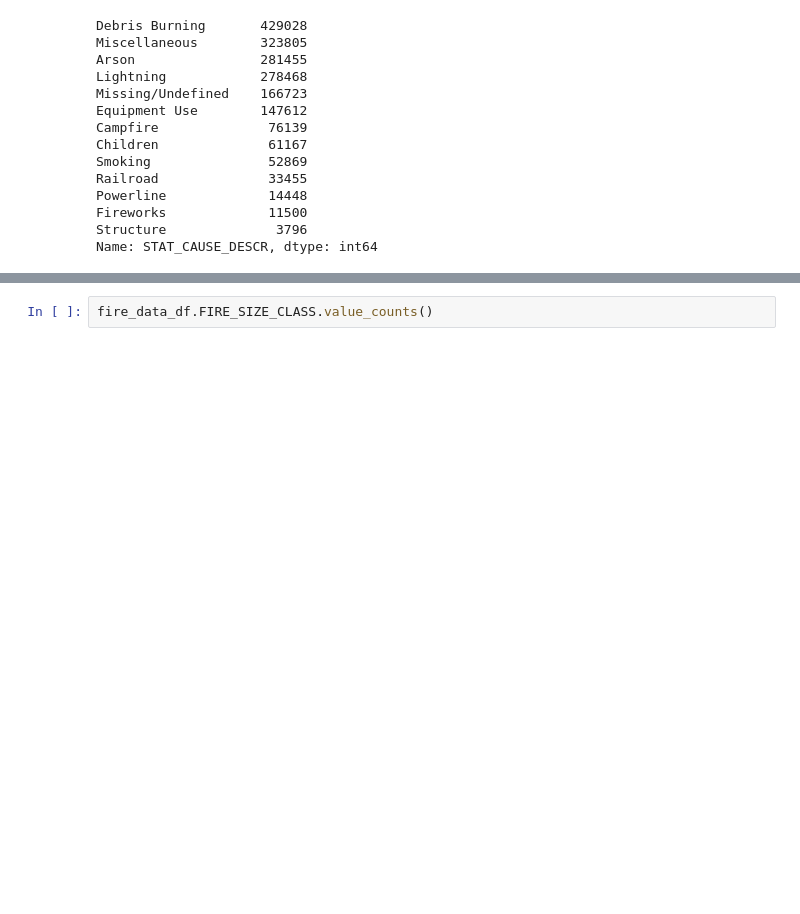
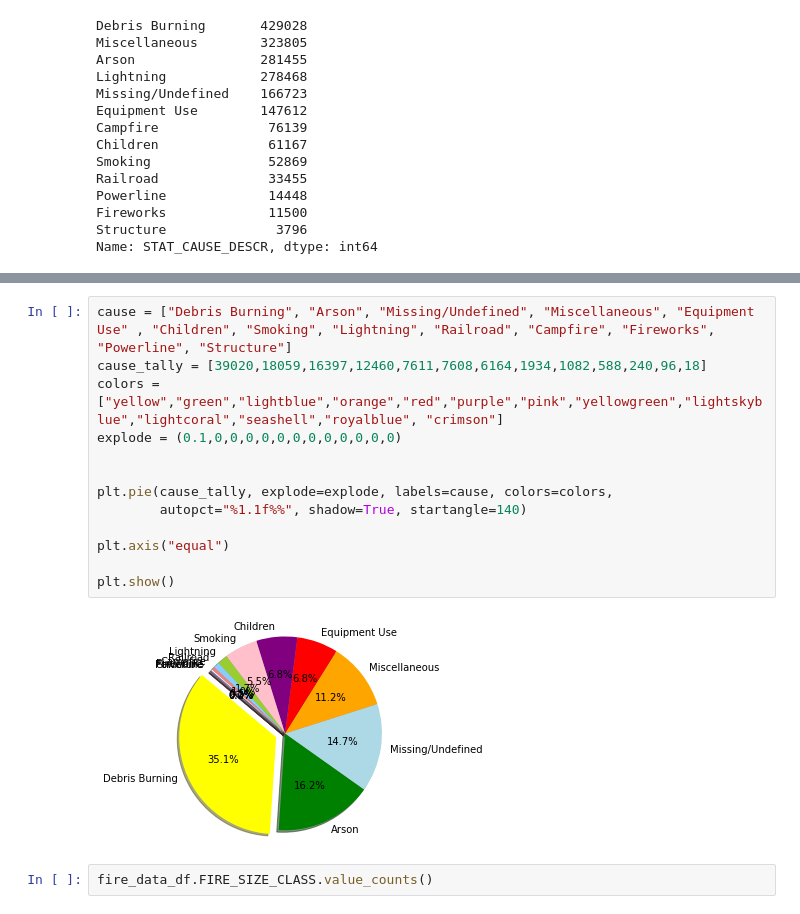
Before and after one commit to BryanSouza91/Project_1, a Jupyter notebook: Fire_Data_Analysis.ipynb, the cells around one changed output, grey strips where cells are left out. Saved outputs shown, nothing was run; the diff lists cells and outputs as text; blank space fills up the shorter version.

```diff
--- a/Fire_Data_Analysis.ipynb
+++ b/Fire_Data_Analysis.ipynb
@@ -80,3 +199,18 @@ Name: STAT_CAUSE_DESCR, dtype: int64
+# %%
+cause = ["Debris Burning", "Arson", "Missing/Undefined", "Miscellaneous", "Equipment Use" , "Children", "Smoking", "Lightning", "Railroad", "Campfire", "Fireworks", "Powerline", "Structure"]
+cause_tally = [39020,18059,16397,12460,7611,7608,6164,1934,1082,588,240,96,18]
+colors = ["yellow","green","lightblue","orange","red","purple","pink","yellowgreen","lightskyblue","lightcoral","seashell","royalblue", "crimson"]
+explode = (0.1,0,0,0,0,0,0,0,0,0,0,0,0)
+
+
+plt.pie(cause_tally, explode=explode, labels=cause, colors=colors,
+        autopct="%1.1f%%", shadow=True, startangle=140)
+
+plt.axis("equal")
+
+plt.show()
+# %% [output]
+[figure, added]
 # %%
 fire_data_df.FIRE_SIZE_CLASS.value_counts()
 # %% [output]
```
Also changed, not shown: parts of 12 cells of this notebook.
